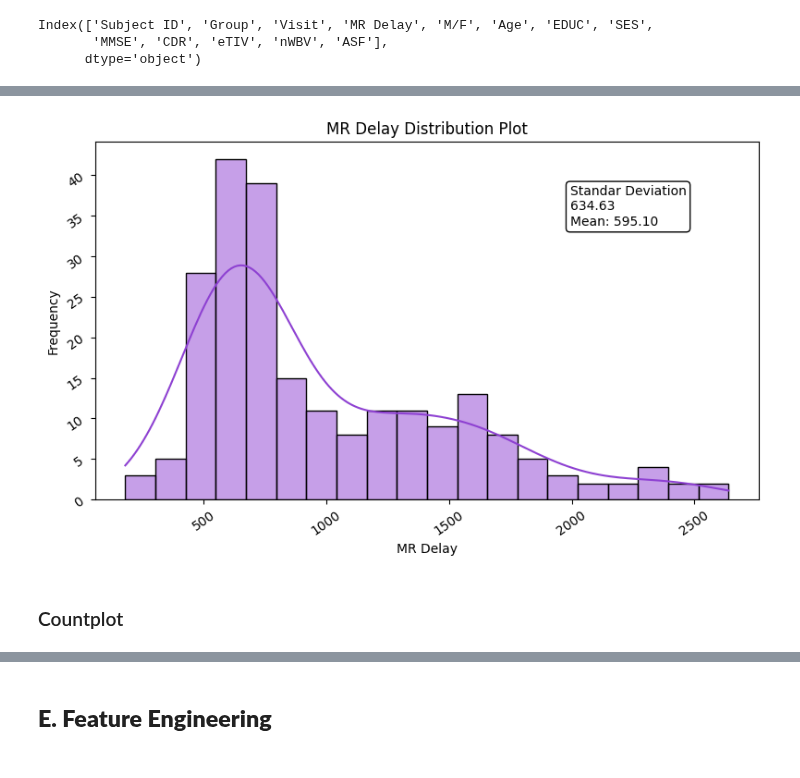
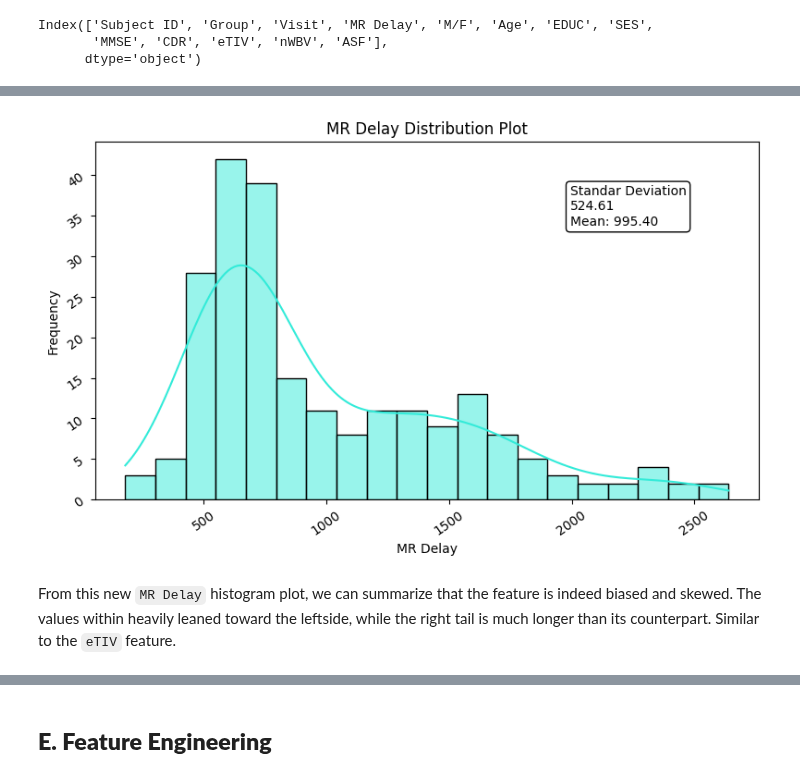
Before and after one commit to Amethyst646/ML-Learning, a Jupyter notebook: Demented and Nondemented Classification/Demented_vs_Non_Demented_Classification.ipynb, the cells around one changed output, grey strips where cells are left out. Saved outputs shown, nothing was run; the diff lists cells and outputs as text; code cells hidden in the pictures.

```diff
--- a/Demented and Nondemented Classification/Demented_vs_Non_Demented_Classification.ipynb
+++ b/Demented and Nondemented Classification/Demented_vs_Non_Demented_Classification.ipynb
@@ -345,13 +327,18 @@ Index(['Subject ID', 'Group', 'Visit', 'MR Delay', 'M/F', 'Age', 'EDUC', 'SES',
 # %%
-col_hist = ['MR Delay', 'Age', 'MMSE', 'eTIV', 'nWBV', 'ASF']
+# List all numerical features
+col_hist = ['MR Delay', 'Age', 'eTIV', 'nWBV', 'ASF']
 
+# Create a function that return random RGB
+def random_color():
+    return [random.random() for _ in range(3)]
+
+# Create subplots
 fig, axes = plt.subplots(3,2, figsize=(13,12))
 axes = axes.flatten()
 
-def random_color():
-    return [random.random() for _ in range(3)]
-
+# Iterate the histogram plotting over each numerical features
 for i, var in enumerate(col_hist):
+  # Compute the Standar Deviation and Mean of the feature
   std = np.std(df[var])
   mn = np.mean(df[var])
 
@@ -361,6 +348,7 @@ for i, var in enumerate(col_hist):
   axes[i].set_ylabel('Frequency')
   axes[i].tick_params(labelrotation=35)
 
+  # Define additional set box inside plot which contain Std and Mean
   if var == 'MMSE':
     x_y = (0.6,0.85)
   else:
@@ -371,7 +359,7 @@ for i, var in enumerate(col_hist):
                    xycoords="axes fraction", xytext=(8,8), textcoords="offset points",
                    ha='left', va='top', bbox=props)
 
-
+# Hide unused figure
 for j in range(len(col_hist), len(axes)):
     axes[j].axis('off')
 
@@ -382,24 +380,28 @@ plt.show()
 # %%
+# Filter MR Delay to value > 0
 mrd = df[df['MR Delay']>0]
 
-std = np.std(df['MR Delay'])
-mn = np.mean(df['MR Delay'])
+# Compute the Standar Deviation and Mean of the feature
+std = np.std(mrd['MR Delay'])
+mn = np.mean(mrd['MR Delay'])
 
+# Plot the histogram
 plt.figure(figsize=(8,5))
 sns.histplot(mrd['MR Delay'], label='MR Delay', kde=True,color=random_color(), edgecolor='black', bins=20)
 plt.title('MR Delay Distribution Plot')
 plt.xlabel('MR Delay')
 plt.ylabel('Frequency')
 plt.tick_params(labelrotation=35)
 
+# Plot the additi
 props = dict(boxstyle='round', edgecolor='black', facecolor='white')
 plt.annotate(f'Standar Deviation\n{std:.2f}\nMean: {mn:.2f}', xy=x_y,
                    xycoords="axes fraction", xytext=(8,8), textcoords="offset points",
                    ha='left', va='top', bbox=props)
 
 plt.tight_layout()
 plt.show()
 # %% [output]
-[figure, old version]
+[figure, new version]
-# %% [markdown]
-### Countplot
+# %% [markdown]
+From this new `MR Delay` histogram plot, we can summarize that the feature is indeed biased and skewed. The values within heavily leaned toward the leftside, while the right tail is much longer than its counterpart. Similar to the `eTIV` feature.
```
Also changed, not shown: parts of 191 cells of this notebook.
